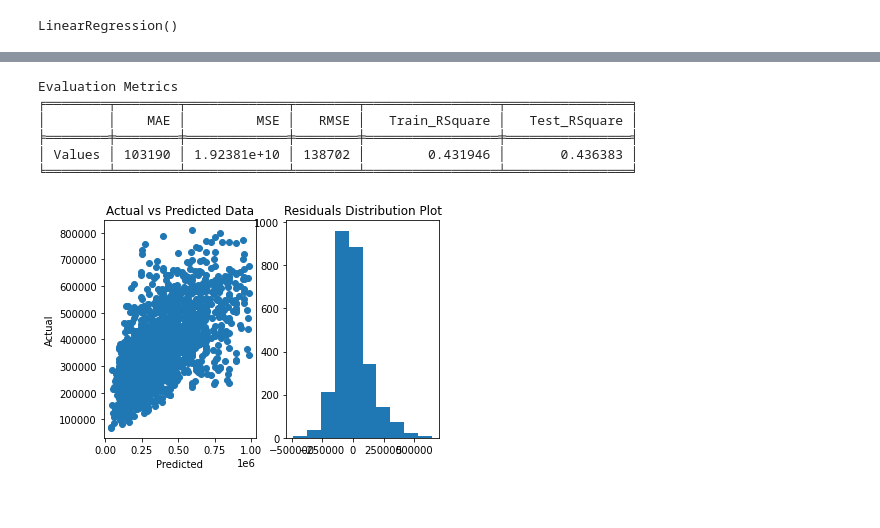
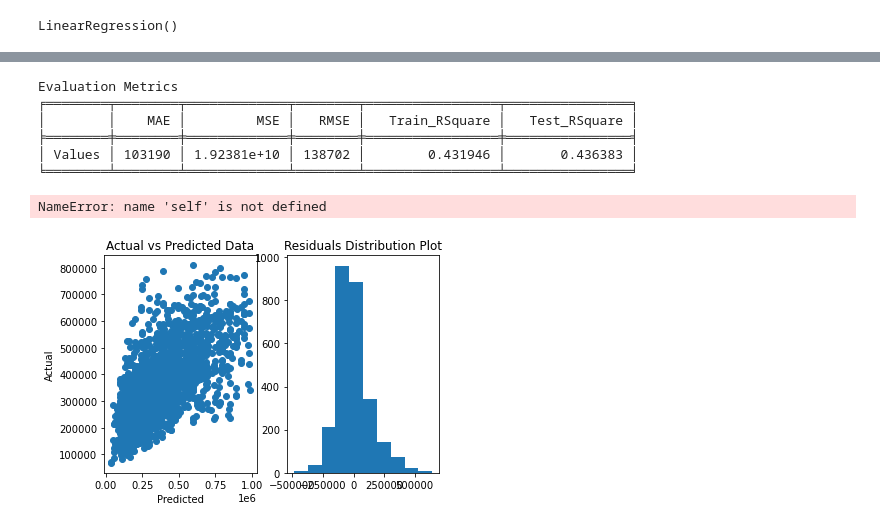
Before and after one commit to manasanoolu7/Belgium-prices-prediction, a Jupyter notebook: sales_prices_prediction.ipynb, the cells around one changed output, grey strips where cells are left out. Saved outputs shown, nothing was run; the diff lists cells and outputs as text; code cells hidden in the pictures.

Commit message:
separation of evaluation class + reorganizing notebook a bit

```diff
--- a/sales_prices_prediction.ipynb
+++ b/sales_prices_prediction.ipynb
@@ -423,15 +304,47 @@ class Model_Evaluation:
+# %%
+def predict_price(model, prop_type, postcode, area, rooms, garden, terrace, prop_condition):
+    """
+    Function predicts the price with random input data.
+
+
+    :param prop_type: property type data
+    :param postcode: postcode data
+    :param area: area
+    :param rooms: number of rooms
+    :param garden: garden
+    :param terrace: terrace
+    :param prop_condition: proeprty condition
+    :return: price value
+    """
+    loc_index = np.where(X.columns == postcode)[0]
+    prop_condition_index = np.where(X.columns == prop_condition)[0]
+    x = np.zeros(len(X.columns))
+    x[0] = prop_type
+    x[1] = rooms
+    x[2] = area
+    x[3] = terrace
+    x[4] = garden
+
+    if loc_index >= 0:
+        x[loc_index] = 1
+
+    if prop_condition_index >= 0:
+        x[prop_condition_index] = 1
+
+    return model.predict([x])[0]
 # %%
-model=LinearRegression()
+model = LinearRegression()
 regressor = model.fit(X_train, y_train)
-model_evaluation_obj=Model_Evaluation(model)
-ytest_predictions,ytrain_predictions=model_evaluation_obj.get_predictions(model,X_test,X_train)
-model_evaluation_obj.predict_model(model,y_test,ytest_predictions,ytrain_predictions,y_train)
-predicted_price=model_evaluation_obj.predict_price(1,8300,100,3,1,0,'good') #fm modified
+model_evaluation_obj = evaluation.Model_Evaluation(model)
+ytrain_predictions, ytest_predictions = model_evaluation_obj.get_predictions(X_train, X_test)
+model_evaluation_obj.predict_model(X_train, y_train, X_test, y_test)
+predicted_price = predict_price(model, 1, 8300, 100 , 3, 1, 0,'good')
 # %% [output]
 Evaluation Metrics
 ╒════════╤════════╤═════════════╤════════╤═════════════════╤════════════════╕
 │        │    MAE │         MSE │   RMSE │   Train_RSquare │   Test_RSquare │
 ╞════════╪════════╪═════════════╪════════╪═════════════════╪════════════════╡
 │ Values │ 103190 │ 1.92381e+10 │ 138702 │        0.431946 │       0.436383 │
 ╘════════╧════════╧═════════════╧════════╧═════════════════╧════════════════╛
+NameError: name 'self' is not defined
-[figure, old version]
+[figure, new version]
```
Also changed, not shown: parts of 8 cells of this notebook, 2 other files.
